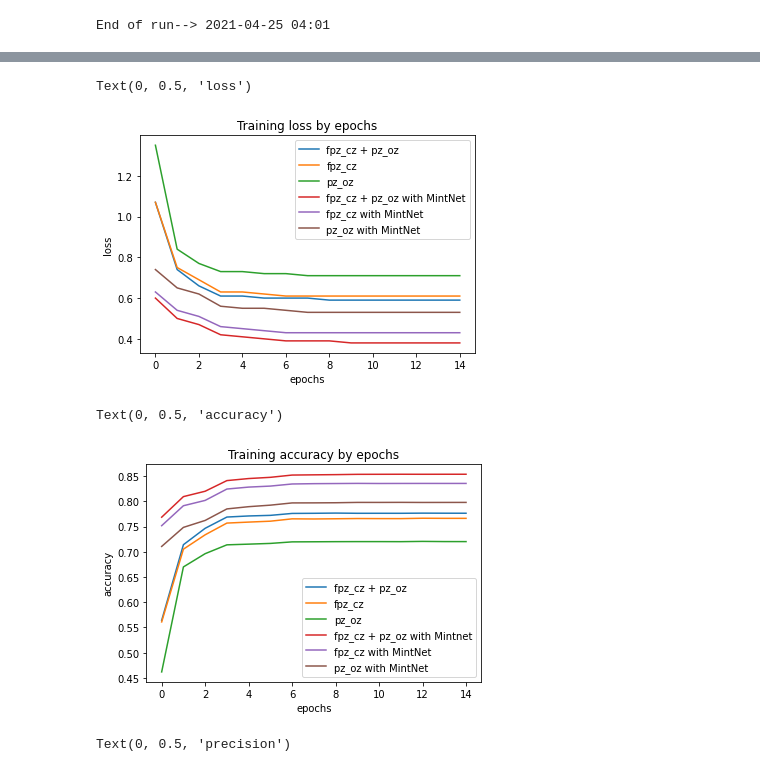
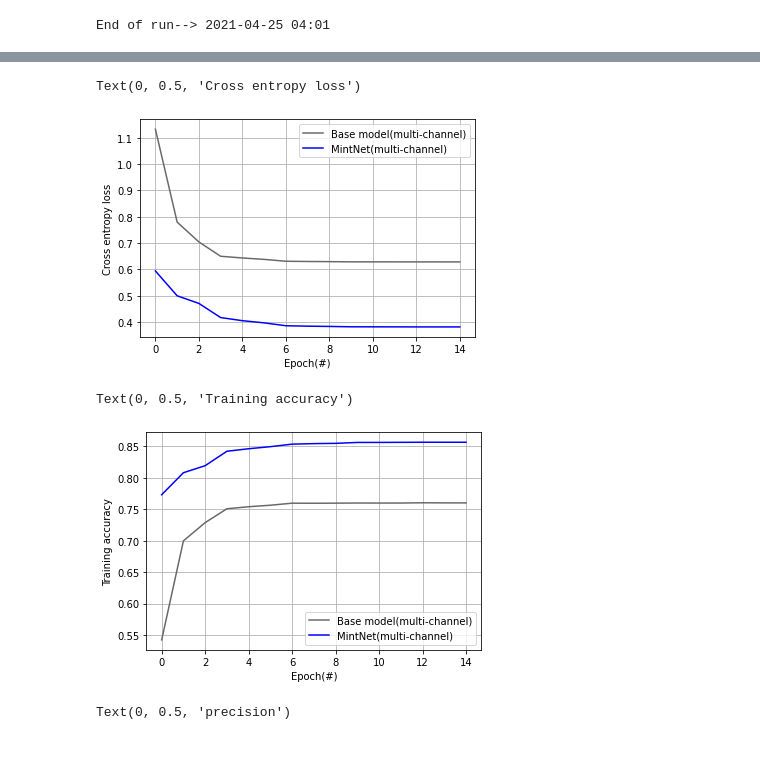
Before and after one commit to sanjuskm05/sleep-stage-classification-evaluation, a Jupyter notebook: mintNet_deepsleep_net.ipynb, the cells around one changed output, grey strips where cells are left out. Drawn from its saved outputs; the diff is of its cells as text; code cells hidden in the pictures.

Commit message:
Update mintNet_deepsleep_net.ipynb
Amar's K-fold changes

```diff
--- a/mintNet_deepsleep_net.ipynb
+++ b/mintNet_deepsleep_net.ipynb
@@ -501,9 +502,9 @@ if VBS:
     print("Shape of the input data: {}".format(X.shape))
     print("Shape of the sleep stages: {}".format(y.shape))
 # splitting subjects
-X_train, X_test, Y_train, Y_test = train_test_split(X, y, test_size=0.1, random_state=seed)
-X_train_fpz_cz, X_test_fpz_cz, Y_train_fpz_cz, Y_test_fpz_cz = train_test_split(X[:,:,0:1], y, test_size=0.1, random_state=seed)
-X_train_pz_oz, X_test_pz_oz, Y_train_pz_oz, Y_test_pz_oz = train_test_split(X[:,:,1:2], y, test_size=0.1, random_state=seed)
+X_train, X_test, Y_train, Y_test = train_test_split(X, y, test_size=0.2, random_state=seed)
+X_train_fpz_cz, X_test_fpz_cz, Y_train_fpz_cz, Y_test_fpz_cz = train_test_split(X[:,:,0:1], y, test_size=0.2, random_state=seed)
+X_train_pz_oz, X_test_pz_oz, Y_train_pz_oz, Y_test_pz_oz = train_test_split(X[:,:,1:2], y, test_size=0.2, random_state=seed)
 
 if VBS:
     print("Shape of the training dataset:\ntraining dataset: {}\ntest dataset: {}\n"
@@ -1077,31 +1105,33 @@ epoch14 | progress->1663/1663 curr_epoch_loss=0.5299999713897705
 # %%
-plt.title("Training loss by epochs")
-plt.plot(loss_history, label = "fpz_cz + pz_oz")
-plt.plot(loss_history_fpz_cz, label = "fpz_cz")
-plt.plot(loss_history_pz_oz, label = "pz_oz")
-plt.plot(loss_history_mintNet, label = "fpz_cz + pz_oz with MintNet")
-plt.plot(loss_history_fpz_cz_mintNet, label = "fpz_cz with MintNet")
-plt.plot(loss_history_pz_oz_mintNet, label = "pz_oz with MintNet")
+#plt.title("Training loss by epochs")
+plt.plot(loss_history, label = "Base model(multi-channel)", color="dimgrey")
+#plt.plot(loss_history_fpz_cz, label = "fpz_cz")
+#plt.plot(loss_history_pz_oz, label = "pz_oz")
+plt.plot(loss_history_mintNet, label = "MintNet(multi-channel)", color="blue")
+#plt.plot(loss_history_fpz_cz_mintNet, label = "fpz_cz with MintNet")
+#plt.plot(loss_history_pz_oz_mintNet, label = "pz_oz with MintNet")
 plt.legend()
-plt.xlabel("epochs")
-plt.ylabel("loss")
+plt.grid()
+plt.xlabel("Epoch(#)")
+plt.ylabel("Cross entropy loss")
 # %% [output]
-Text(0, 0.5, 'loss')
+Text(0, 0.5, 'Cross entropy loss')
-[figure, old version]
+[figure, new version]
 # %%
-plt.title("Training accuracy by epochs")
-plt.plot(epoch_accuracy_hist,label = "fpz_cz + pz_oz")
-plt.plot(epoch_accuracy_hist_fpz_cz, label = "fpz_cz")
-plt.plot(epoch_accuracy_hist_pz_oz, label = "pz_oz")
-plt.plot(epoch_accuracy_hist_mintNet,label = "fpz_cz + pz_oz with Mintnet")
-plt.plot(epoch_accuracy_hist_fpz_cz_mintNet, label = "fpz_cz with MintNet")
-plt.plot(epoch_accuracy_hist_pz_oz_mintNet, label = "pz_oz with MintNet")
+#plt.title("Training accuracy by epochs")
+plt.plot(epoch_accuracy_hist,label = "Base model(multi-channel)", color="dimgrey")
+#plt.plot(epoch_accuracy_hist_fpz_cz, label = "fpz_cz")
+#plt.plot(epoch_accuracy_hist_pz_oz, label = "pz_oz")
+plt.plot(epoch_accuracy_hist_mintNet,label = "MintNet(multi-channel)", color="blue")
+#plt.plot(epoch_accuracy_hist_fpz_cz_mintNet, label = "fpz_cz with MintNet")
+#plt.plot(epoch_accuracy_hist_pz_oz_mintNet, label = "pz_oz with MintNet")
 plt.legend()
-plt.xlabel("epochs")
-plt.ylabel("accuracy")
+plt.grid()
+plt.xlabel("Epoch(#)")
+plt.ylabel("Training accuracy")
 # %% [output]
-Text(0, 0.5, 'accuracy')
+Text(0, 0.5, 'Training accuracy')
-[figure, old version]
+[figure, new version]
 # %%
 plt.title("Training precision by epochs")
 plt.plot(epoch_precision_hist,label = "fpz_cz + pz_oz")
```
Also changed, not shown: parts of 45 cells of this notebook.
